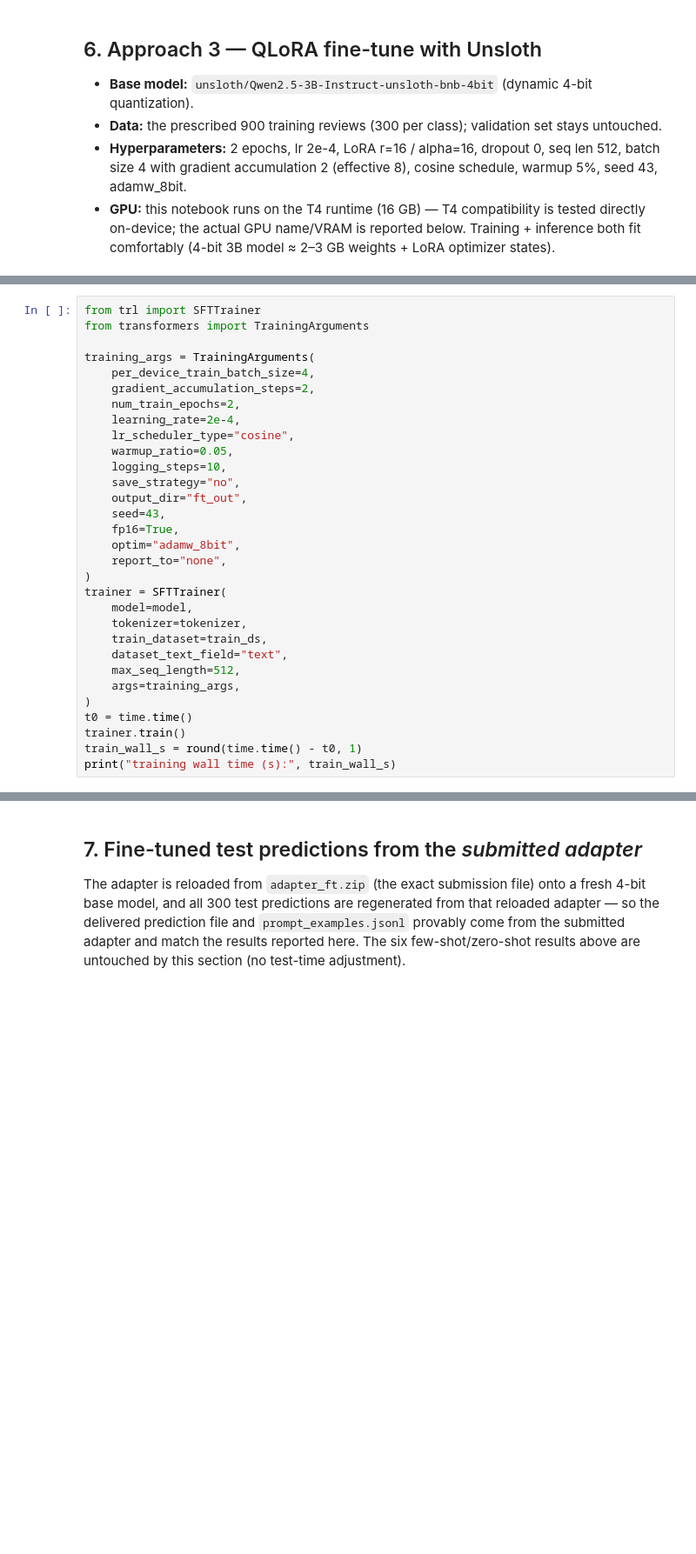
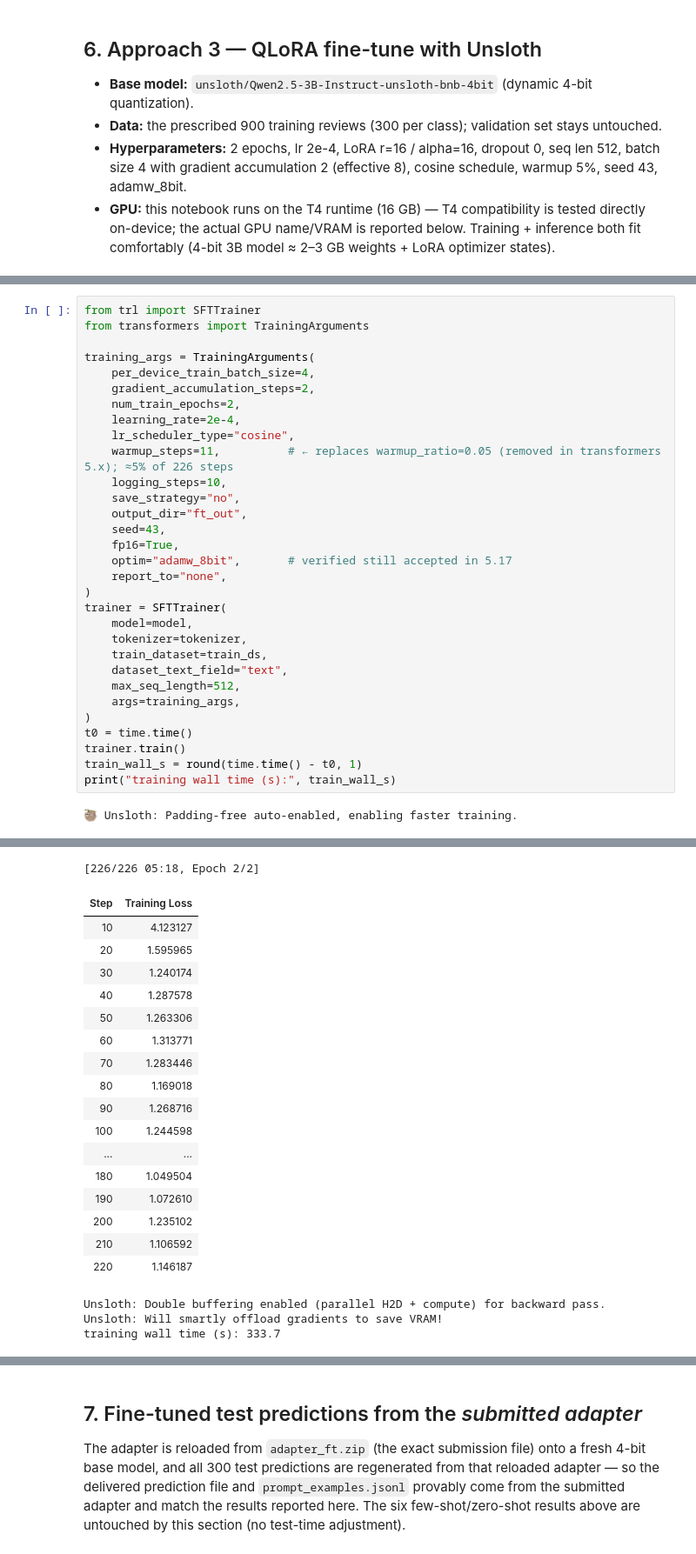
Before and after one commit to etmc7689/assignment-4-fine-tuning-Ethan, a Jupyter notebook: notebook.ipynb, the cells around one changed output, grey strips where cells are left out. Shown at 87% size. Saved outputs shown, nothing was run; the diff lists cells and outputs as text; blank space fills up the shorter version.

```diff
--- a/notebook.ipynb
+++ b/notebook.ipynb
@@ -383,13 +494,13 @@ training_args = TrainingArguments(
     num_train_epochs=2,
     learning_rate=2e-4,
     lr_scheduler_type="cosine",
-    warmup_ratio=0.05,
+    warmup_steps=11,          # ← replaces warmup_ratio=0.05 (removed in transformers 5.x); ≈5% of 226 steps
     logging_steps=10,
     save_strategy="no",
     output_dir="ft_out",
     seed=43,
     fp16=True,
-    optim="adamw_8bit",
+    optim="adamw_8bit",       # verified still accepted in 5.17
     report_to="none",
 )
 trainer = SFTTrainer(
@@ -404,3 +515,5 @@ t0 = time.time()
 trainer.train()
 train_wall_s = round(time.time() - t0, 1)
 print("training wall time (s):", train_wall_s)
+# %% [output]
+🦥 Unsloth: Padding-free auto-enabled, enabling faster training.
@@ -407,2 +527,23 @@ print("training wall time (s):", train_wall_s)
+[226/226 05:18, Epoch 2/2]
+| Step | Training Loss |
+| 10 | 4.123127 |
+| 20 | 1.595965 |
+| 30 | 1.240174 |
+| 40 | 1.287578 |
+| 50 | 1.263306 |
+| 60 | 1.313771 |
+| 70 | 1.283446 |
+| 80 | 1.169018 |
+| 90 | 1.268716 |
+| 100 | 1.244598 |
+| ... | ... |
+| 180 | 1.049504 |
+| 190 | 1.072610 |
+| 200 | 1.235102 |
+| 210 | 1.106592 |
+| 220 | 1.146187 |
+Unsloth: Double buffering enabled (parallel H2D + compute) for backward pass.
+Unsloth: Will smartly offload gradients to save VRAM!
+training wall time (s): 333.7
 # %%
 # Save the LoRA adapter, then bundle exactly the two required files into the submission zip.
```
Also changed, not shown: parts of 21 cells of this notebook, 8 other files.
